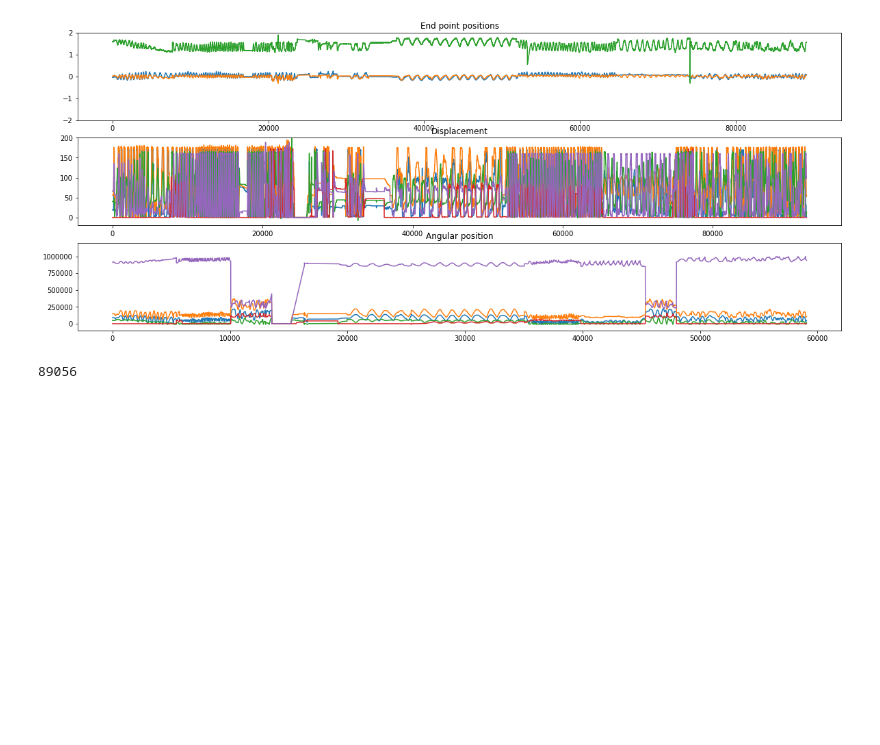
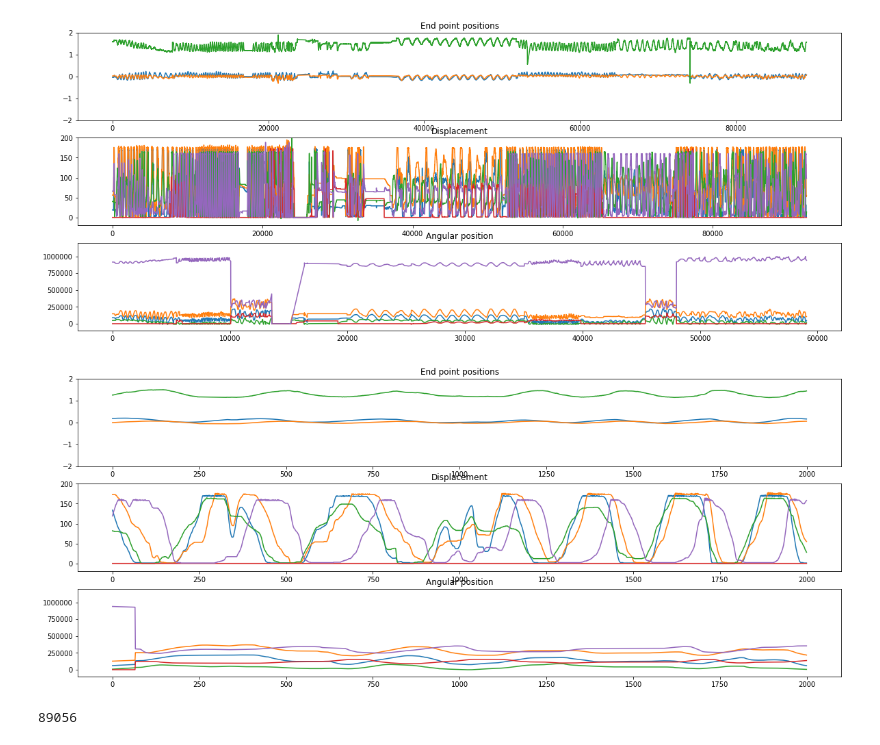
Before and after one commit to pranshulsaini/Deep_Learning_project, a Jupyter notebook: GAN.ipynb, the cells around one changed output. Saved outputs shown, nothing was run; the diff lists cells and outputs as text; code cells hidden in the pictures; blank space fills up the shorter version.

```diff
--- a/GAN.ipynb
+++ b/GAN.ipynb
@@ -139,6 +137,30 @@ plt.show()
 fig.savefig('data_clean')
 # %% [output]
 [figure]
+# %%
+# plotting after removing outliers
+
+fig = plt.figure(figsize=(20,8))
+ax1 = fig.add_subplot(3,1,1)
+#_, axes = plt.subplots(3,1,figsize=(20,8))
+
+ax1.plot(X_pose[10000:12000,:])
+ax1.set_ylim([-2,2])
+ax1.set_title("End point positions")
+
+ax2 = fig.add_subplot(3,1,2)
+ax2.plot(X_disp[10000:12000,:])
+ax2.set_ylim([-20,200])
+ax2.set_title("Displacement")
+
+ax3 = fig.add_subplot(3,1,3)
+ax3.plot(X_ang[10000:12000,:])
+ax3.set_ylim([-100000,1200000])
+ax3.set_title("Angular position")
+plt.show()
+fig.savefig('try')
+# %% [output]
+[figure, added]
 # %%
 print(len(X_pose))
 # %% [output]
```
Also changed, not shown: parts of 10 cells of this notebook.
